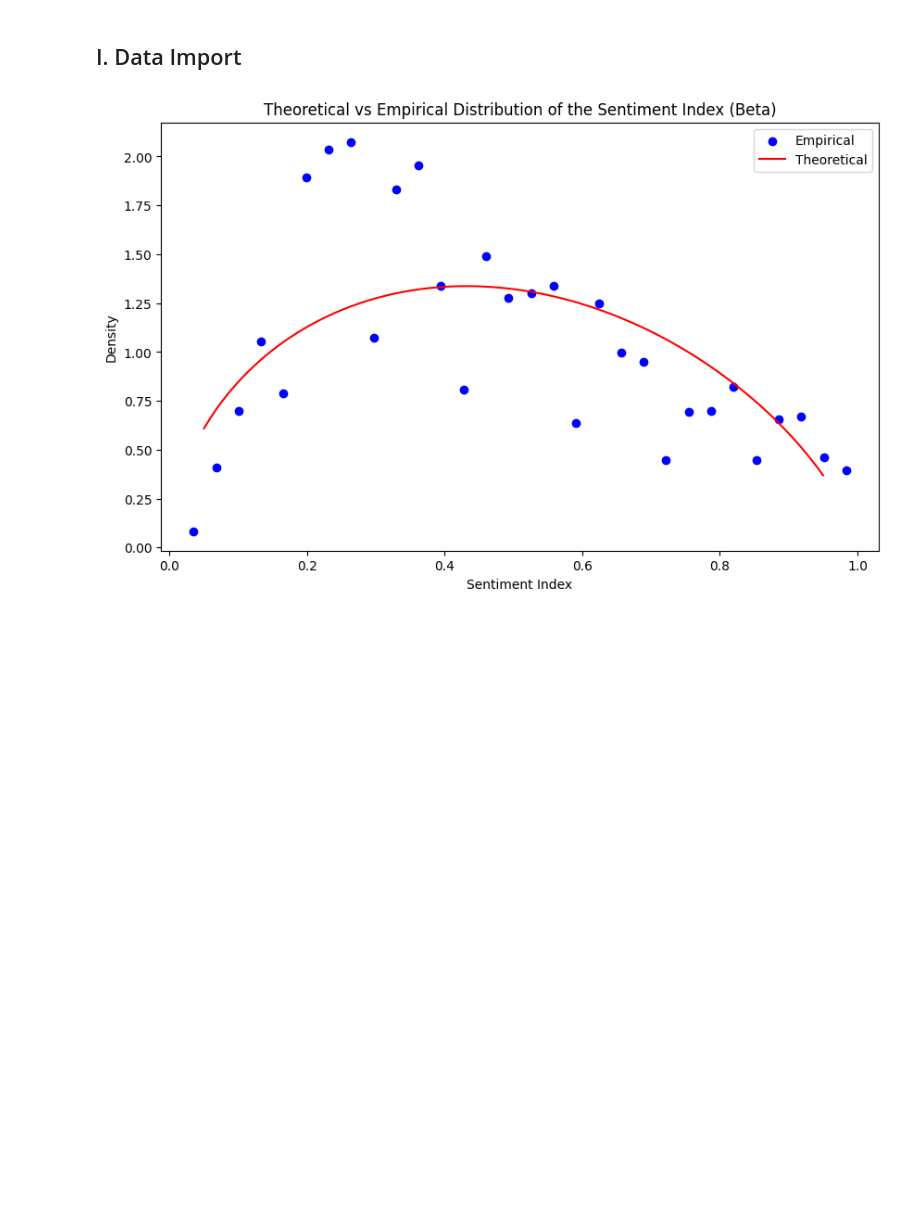
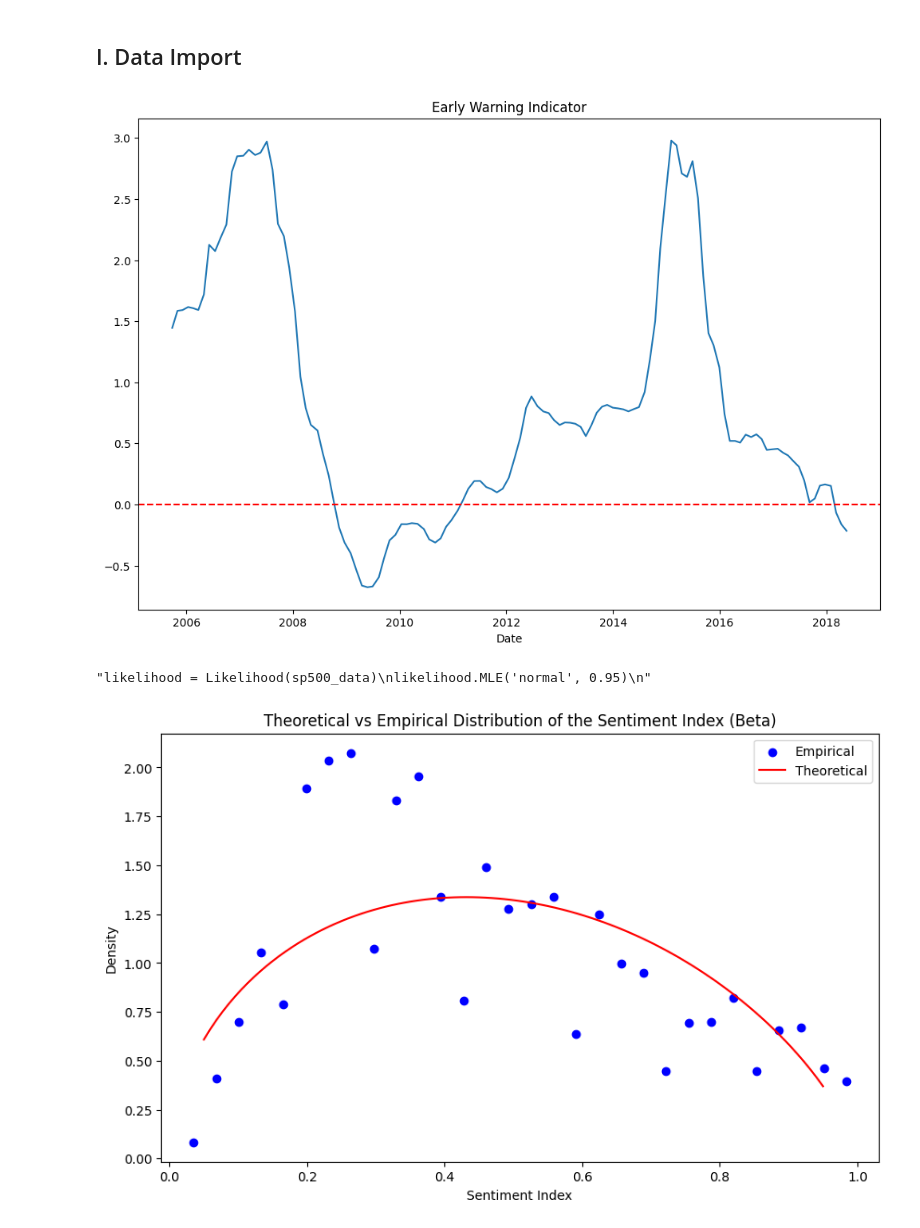
Before and after one commit to yannmerakeb/ABM-Early-Warning-Indicator, a Jupyter notebook: notebook.ipynb, the cells around one changed output. Cells and saved outputs as stored; diff of their text form; code cells hidden in the pictures; blank space fills up the shorter version.

```diff
--- a/notebook.ipynb
+++ b/notebook.ipynb
@@ -22,22 +22,23 @@ dates = {index: processed_data[index]['dates'] for index in index_names}
 # %%
 sp500_data = processed_data[index_names[0]]
 g = Graph(sp500_data)
 g.plot_EWI()
 
 
 '''s = SentimentIndex(sp500_data)
 s.pessimistic_state
 
 g = Graph(sp500_data)
 g.plot_EWI()
 g.plot_index_prices()
 g.plot_stock_prices(stock_names[0], False)'''
 
 '''likelihood = Likelihood(sp500_data)
 likelihood.MLE('normal', 0.95)
-
-ewi = EarlyWarningIndicator(sp500_data)
-ewi.params('beta', 0.95)'''
+'''
+# %% [output]
+[figure, added]
+"likelihood = Likelihood(sp500_data)\nlikelihood.MLE('normal', 0.95)\n"
 # %%
 sp500_data = dict_data[index_names[0]]
 
```
Also changed, not shown: 1 other file.
